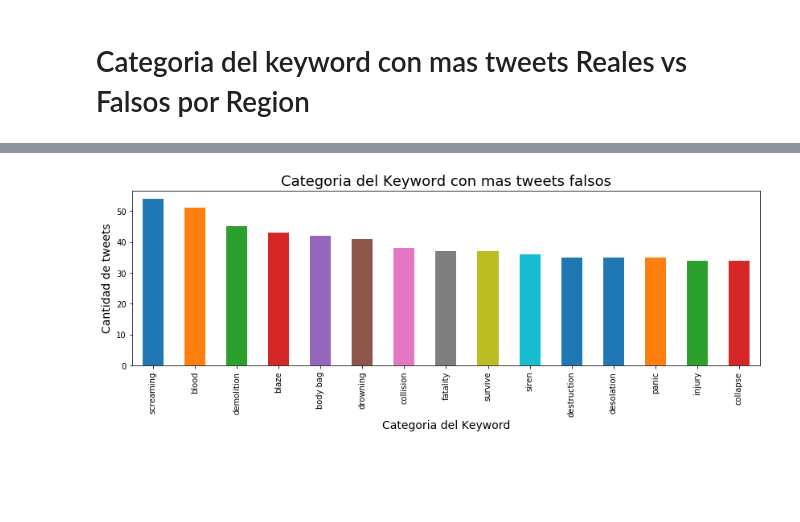
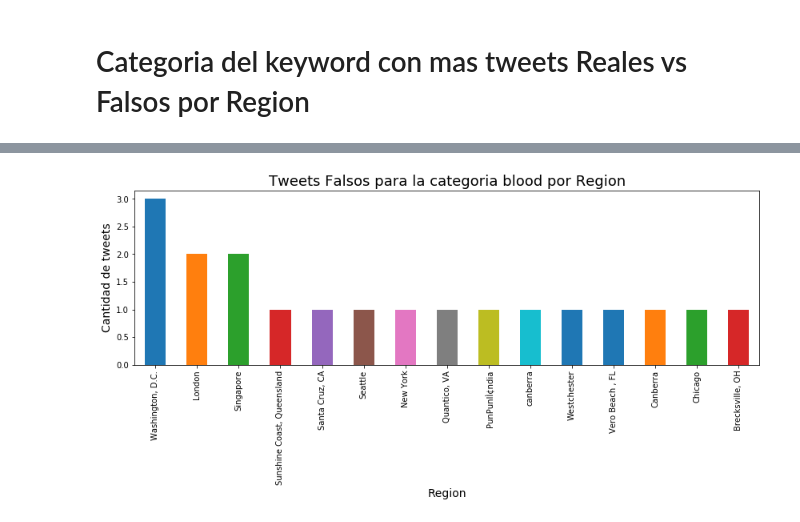
Before and after one commit to ZoraidaF/Cuarendata, a Jupyter notebook: Location_keyword_Tweets.ipynb, the cells around one changed output, grey strips where cells are left out. Saved outputs shown, nothing was run; the diff lists cells and outputs as text; code cells hidden in the pictures; blank space fills up the shorter version.

Commit message:
mapa de top 30  de regiones con tweets reales vs falsos

```diff
--- a/Location_keyword_Tweets.ipynb
+++ b/Location_keyword_Tweets.ipynb
@@ -49,7 +49,11 @@ training_set['location'] = training_set['location'].apply(lambda x: 'London' if
 training_set['location'] = training_set['location'].apply(lambda x: 'London' if 'England' in x else x)
 #New York = NYC = New York, NY = New York City
 training_set['location'] = training_set['location'].apply(lambda x: 'New York' if 'NYC' in x else x)
+training_set['location'] = training_set['location'].apply(lambda x: 'New York' if 'NYHC' in x else x)
 training_set['location'] = training_set['location'].apply(lambda x: 'New York' if 'New York' in x else x)
+training_set['location'] = training_set['location'].apply(lambda x: 'New York' if 'new york' in x else x)
+training_set['location'] = training_set['location'].apply(lambda x: 'New York' if x == 'NY' else x)
+training_set['location'] = training_set['location'].apply(lambda x: 'New York' if x == 'ny' else x)
 #Los Angeles, CA = Los Angeles
 training_set['location'] = training_set['location'].apply(lambda x: 'Los Angeles' if 'Los Angeles' in x else x)
 #Sacramento, CA = Sacramento
@@ -78,6 +82,7 @@ training_set['location'] = training_set['location'].apply(lambda x: 'Dallas' if
 training_set['location'] = training_set['location'].apply(lambda x: 'Seattle' if 'Seattle' in x else x)
 #Nigeria = Abuya (capital)
 training_set['location'] = training_set['location'].apply(lambda x: 'Abuya' if 'Nigeria' in x else x)
+training_set['location'] = training_set['location'].apply(lambda x: 'Abuya' if 'nigeria' in x else x)
 #Canada = Ottawa (capital)
 training_set['location'] = training_set['location'].apply(lambda x: 'Ottawa' if 'Canada' in x else x)
 #Indonesia = Yakarta (capital) = Jakarta/Kuala Lumpur/S'pore
@@ -91,6 +96,7 @@ training_set['location'] = training_set['location'].apply(lambda x: 'Canberra' i
 #South Africa = Pretoria (capital)
 training_set['location'] = training_set['location'].apply(lambda x: 'Pretoria' if 'Africa' in x else x)
 training_set['location'] = training_set['location'].apply(lambda x: 'Pretoria' if 'AFRICA' in x else x)
+training_set['location'] = training_set['location'].apply(lambda x: 'Pretoria' if 'africa' in x else x)
 #India = Nueva Delhi (capital)
 training_set['location'] = training_set['location'].apply(lambda x: 'Nueva Delhi' if 'India' in x else x)
 #Ireland = Dublín (capital)
@@ -99,6 +105,9 @@ training_set['location'] = training_set['location'].apply(lambda x: 'Dublín' if
 training_set['location'] = training_set['location'].apply(lambda x: 'Dublín' if 'Dublín' in x else x)
 #Paterson, New Jersey = New Jersey
 training_set['location'] = training_set['location'].apply(lambda x: 'New Jersey' if 'New Jersey' in x else x)
+training_set['location'] = training_set['location'].apply(lambda x: 'New Jersey' if 'Jersey' in x else x)
+training_set['location'] = training_set['location'].apply(lambda x: 'New Jersey' if x == 'NJ' else x)
+training_set['location'] = training_set['location'].apply(lambda x: 'New Jersey' if x == 'nj' else x)
 #Atlanta, GA = Atlanta
 training_set['location'] = training_set['location'].apply(lambda x: 'Atlanta' if 'Atlanta' in x else x)
 #Oklahoma City, OK = Oklahoma
@@ -109,6 +118,20 @@ training_set['location'] = training_set['location'].apply(lambda x: 'Oregon' if
 training_set['location'] = training_set['location'].apply(lambda x: 'Houston' if 'Houston' in x else x)
 #Haddonfield, NJ = Haddonfield
 training_set['location'] = training_set['location'].apply(lambda x: 'Haddonfield' if 'Haddonfield' in x else x)
+#Texas = , TX
+training_set['location'] = training_set['location'].apply(lambda x: 'Texas' if ', TX' in x else x)
+training_set['location'] = training_set['location'].apply(lambda x: 'Texas' if ', texas' in x else x)
+training_set['location'] = training_set['location'].apply(lambda x: 'Texas' if x == 'tx' else x)
+#Lagos = lagos
+training_set['location'] = training_set['location'].apply(lambda x: 'Lagos' if 'lagos' in x else x)
+#Puerto Rico = San Juan (capital)
+training_set['location'] = training_set['location'].apply(lambda x: 'San Juan' if 'Puerto Rico' in x else x)
+training_set['location'] = training_set['location'].apply(lambda x: 'San Juan' if 'San Juan' in x else x)
+#Oakland = Selma2Oakland
+training_set['location'] = training_set['location'].apply(lambda x: 'Oakland' if 'Oakland' in x else x)
+#Brazil = Brasilia (capital)
+training_set['location'] = training_set['location'].apply(lambda x: 'Brasilia' if 'Brazil' in x else x)
+training_set['location'] = training_set['location'].apply(lambda x: 'Brasilia' if 'Brasil' in x else x)
 # %% [markdown]
 # Limpieza de datos
 # %%
@@ -663,14 +772,13 @@ plt.show()
 # %%
-keyword_category_tweets_fakes = location_keyword_category_tweets_fakes.groupby(['keyword_category']).size().reset_index()
-keyword_category_tweets_fakes.rename({0:'count'}, axis=1, inplace=True)
-keyword_category_tweets_fakes.sort_values(by='count', ascending=False, inplace=True)
+#Para blood con mas tweets falsos analizamos la distribucion de regiones
+location_keyword_category_tweets_fakes_blood = location_keyword_category_tweets_fakes.loc[location_keyword_category_tweets_fakes['keyword_category'] == 'blood']
 
-plot_keyword_category_tweets_fakes = keyword_category_tweets_fakes.head(15)
-plot_keyword_category_tweets_fakes = plot_keyword_category_tweets_fakes.plot(x='keyword_category', y='count', kind='bar',figsize=(14,4))
-plot_keyword_category_tweets_fakes.set_title('Categoria del Keyword con mas tweets falsos', size=18)
-plot_keyword_category_tweets_fakes.set_ylabel('Cantidad de tweets', size=14)
-plot_keyword_category_tweets_fakes.set_xlabel('Categoria del Keyword', size=14)
-plot_keyword_category_tweets_fakes.legend().set_visible(False)
+plot_location_keyword_category_tweets_fakes_blood = location_keyword_category_tweets_fakes_blood.head(15)
+plot_location_keyword_category_tweets_fakes_blood = plot_location_keyword_category_tweets_fakes_blood.plot(x='location', y='count', kind='bar',figsize=(14,4))
+plot_location_keyword_category_tweets_fakes_blood.set_title('Tweets Falsos para la categoria blood por Region', size=18)
+plot_location_keyword_category_tweets_fakes_blood.set_ylabel('Cantidad de tweets', size=14)
+plot_location_keyword_category_tweets_fakes_blood.set_xlabel('Region', size=14)
+plot_location_keyword_category_tweets_fakes_blood.legend().set_visible(False)
 plt.show()
 # %% [output]
-[figure, old version]
+[figure, new version]
```
Also changed, not shown: parts of 35 cells of this notebook, 4 other files.
